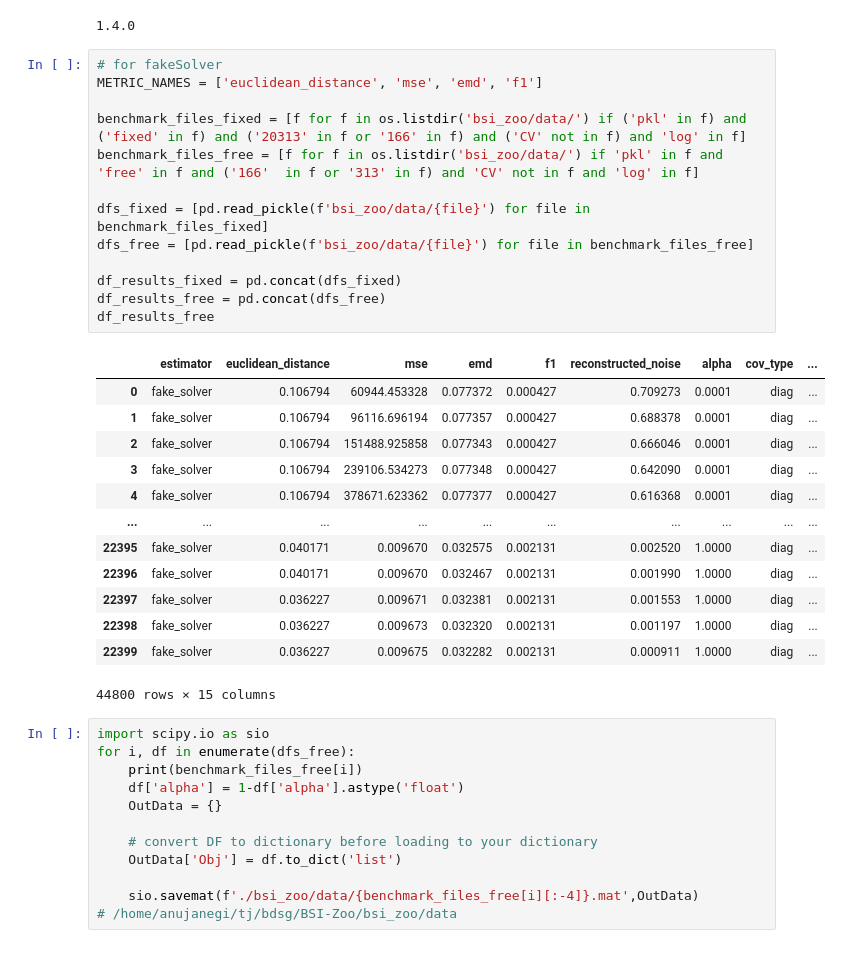
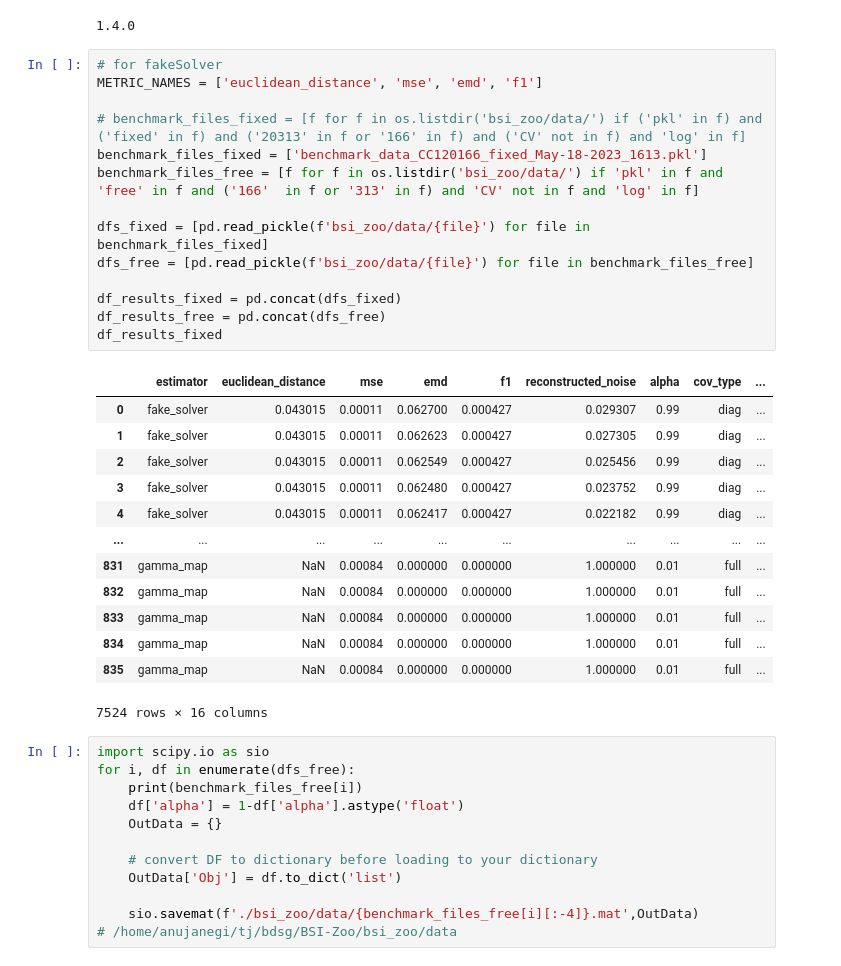
Before and after one commit to braindatalab/BSI-Zoo, a Jupyter notebook: plot_benchmark_metrics.ipynb, the cells around one changed output. Saved outputs shown, nothing was run; the diff lists cells and outputs as text.

```diff
--- a/plot_benchmark_metrics.ipynb
+++ b/plot_benchmark_metrics.ipynb
@@ -15,30 +15,31 @@ import matplotlib.pyplot as plt
 # %%
 # for fakeSolver
 METRIC_NAMES = ['euclidean_distance', 'mse', 'emd', 'f1']
 
-benchmark_files_fixed = [f for f in os.listdir('bsi_zoo/data/') if ('pkl' in f) and ('fixed' in f) and ('20313' in f or '166' in f) and ('CV' not in f) and 'log' in f]
+# benchmark_files_fixed = [f for f in os.listdir('bsi_zoo/data/') if ('pkl' in f) and ('fixed' in f) and ('20313' in f or '166' in f) and ('CV' not in f) and 'log' in f]
+benchmark_files_fixed = ['benchmark_data_CC120166_fixed_May-18-2023_1613.pkl']
 benchmark_files_free = [f for f in os.listdir('bsi_zoo/data/') if 'pkl' in f and 'free' in f and ('166'  in f or '313' in f) and 'CV' not in f and 'log' in f]
 
 dfs_fixed = [pd.read_pickle(f'bsi_zoo/data/{file}') for file in benchmark_files_fixed]
 dfs_free = [pd.read_pickle(f'bsi_zoo/data/{file}') for file in benchmark_files_free]
 
 df_results_fixed = pd.concat(dfs_fixed)
 df_results_free = pd.concat(dfs_free)
-df_results_free
+df_results_fixed
 # %% [output]
 |  | estimator | euclidean_distance | mse | emd | f1 | reconstructed_noise | alpha | cov_type | ... |
-| 0 | fake_solver | 0.106794 | 60944.453328 | 0.077372 | 0.000427 | 0.709273 | 0.0001 | diag | ... |
-| 1 | fake_solver | 0.106794 | 96116.696194 | 0.077357 | 0.000427 | 0.688378 | 0.0001 | diag | ... |
-| 2 | fake_solver | 0.106794 | 151488.925858 | 0.077343 | 0.000427 | 0.666046 | 0.0001 | diag | ... |
-| 3 | fake_solver | 0.106794 | 239106.534273 | 0.077348 | 0.000427 | 0.642090 | 0.0001 | diag | ... |
-| 4 | fake_solver | 0.106794 | 378671.623362 | 0.077377 | 0.000427 | 0.616368 | 0.0001 | diag | ... |
+| 0 | fake_solver | 0.043015 | 0.00011 | 0.062700 | 0.000427 | 0.029307 | 0.99 | diag | ... |
+| 1 | fake_solver | 0.043015 | 0.00011 | 0.062623 | 0.000427 | 0.027305 | 0.99 | diag | ... |
+| 2 | fake_solver | 0.043015 | 0.00011 | 0.062549 | 0.000427 | 0.025456 | 0.99 | diag | ... |
+| 3 | fake_solver | 0.043015 | 0.00011 | 0.062480 | 0.000427 | 0.023752 | 0.99 | diag | ... |
+| 4 | fake_solver | 0.043015 | 0.00011 | 0.062417 | 0.000427 | 0.022182 | 0.99 | diag | ... |
 | ... | ... | ... | ... | ... | ... | ... | ... | ... | ... |
-| 22395 | fake_solver | 0.040171 | 0.009670 | 0.032575 | 0.002131 | 0.002520 | 1.0000 | diag | ... |
-| 22396 | fake_solver | 0.040171 | 0.009670 | 0.032467 | 0.002131 | 0.001990 | 1.0000 | diag | ... |
-| 22397 | fake_solver | 0.036227 | 0.009671 | 0.032381 | 0.002131 | 0.001553 | 1.0000 | diag | ... |
-| 22398 | fake_solver | 0.036227 | 0.009673 | 0.032320 | 0.002131 | 0.001197 | 1.0000 | diag | ... |
-| 22399 | fake_solver | 0.036227 | 0.009675 | 0.032282 | 0.002131 | 0.000911 | 1.0000 | diag | ... |
+| 831 | gamma_map | NaN | 0.00084 | 0.000000 | 0.000000 | 1.000000 | 0.01 | full | ... |
+| 832 | gamma_map | NaN | 0.00084 | 0.000000 | 0.000000 | 1.000000 | 0.01 | full | ... |
+| 833 | gamma_map | NaN | 0.00084 | 0.000000 | 0.000000 | 1.000000 | 0.01 | full | ... |
+| 834 | gamma_map | NaN | 0.00084 | 0.000000 | 0.000000 | 1.000000 | 0.01 | full | ... |
+| 835 | gamma_map | NaN | 0.00084 | 0.000000 | 0.000000 | 1.000000 | 0.01 | full | ... |
-44800 rows × 15 columns
+7524 rows × 16 columns
 # %%
 import scipy.io as sio
 for i, df in enumerate(dfs_free):
```
Also changed, not shown: parts of 3 cells of this notebook.
